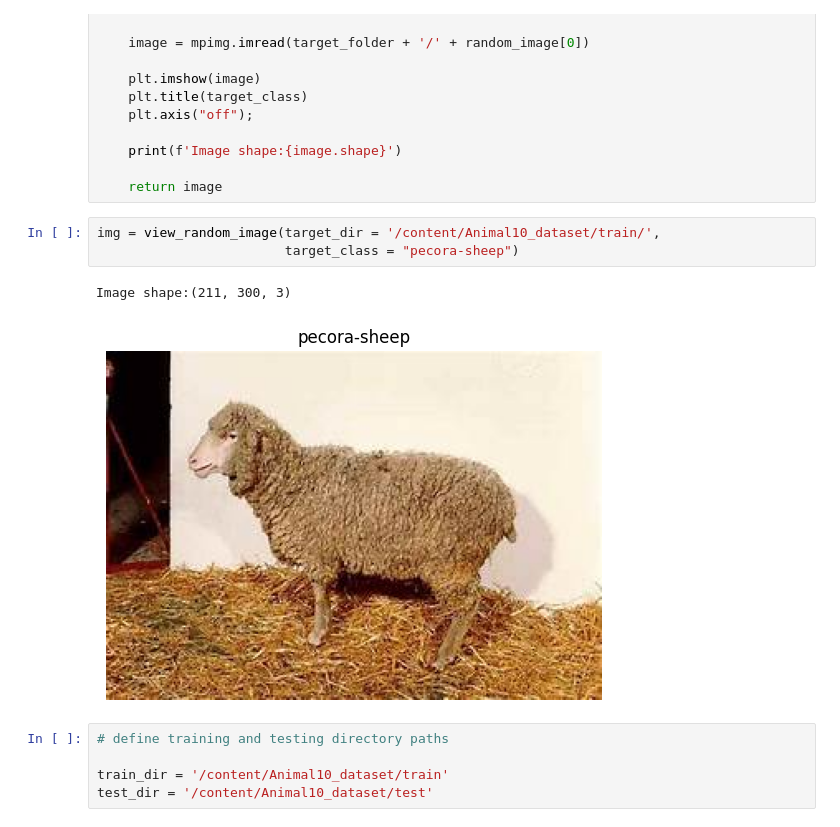
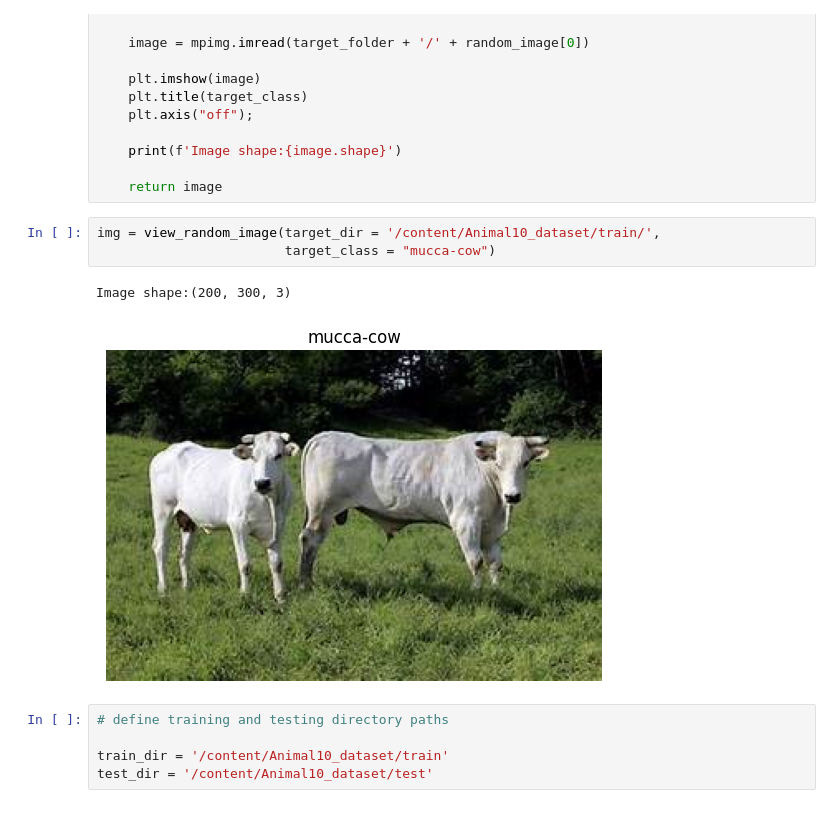
Before and after one commit to Gaurav-phatkare/Classification-Models-Tensorflow, a Jupyter notebook: Multilabel_classification_using_deep_learning.ipynb, the cells around one changed output. Drawn from its saved outputs; the diff is of its cells as text.

```diff
--- a/Multilabel_classification_using_deep_learning.ipynb
+++ b/Multilabel_classification_using_deep_learning.ipynb
@@ -214,10 +214,10 @@ def view_random_image(target_dir, target_class):
     return image
 # %%
 img = view_random_image(target_dir = '/content/Animal10_dataset/train/',
-                        target_class = "pecora-sheep")
+                        target_class = "mucca-cow")
 # %% [output]
-Image shape:(211, 300, 3)
+Image shape:(200, 300, 3)
-[figure, old version]
+[figure, new version]
 # %%
 # define training and testing directory paths
 
```
Also changed, not shown: parts of 27 cells of this notebook.
